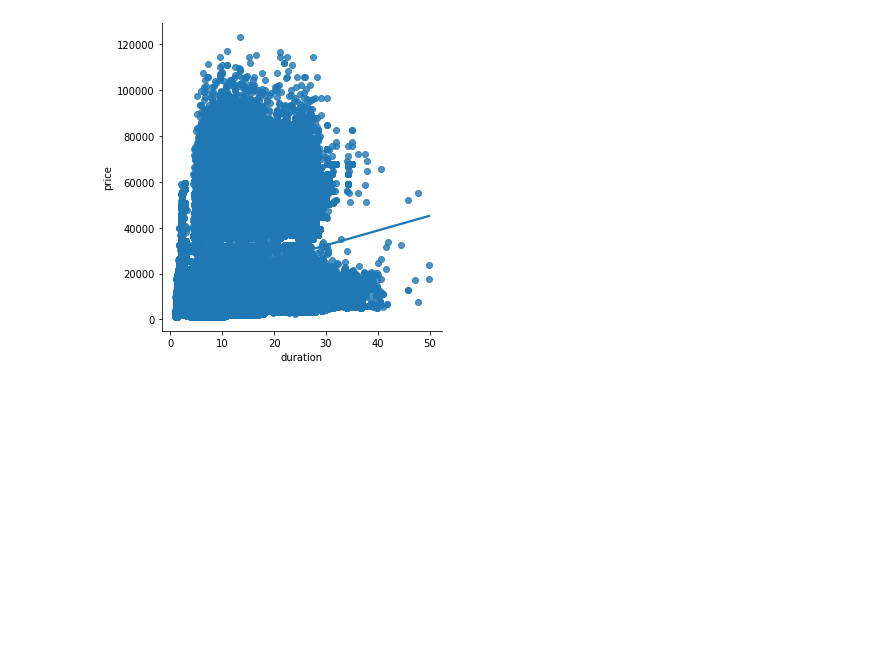
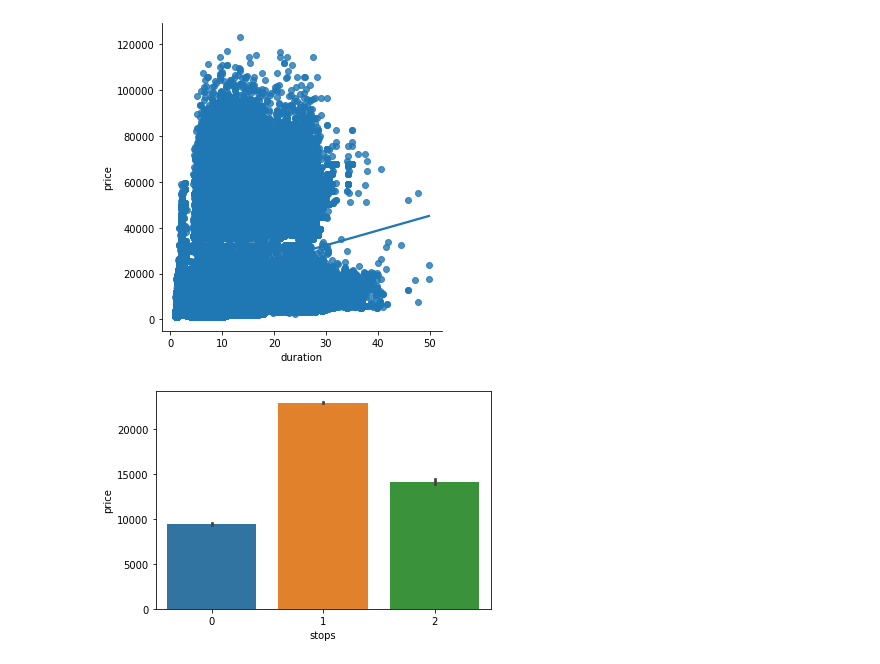
Before and after one commit to COGS118A/Group024-Sp22, a Jupyter notebook: 118A_1_DataCleaning_PrelimEDA.ipynb, the cells around one changed output. Cells and saved outputs as stored; diff of their text form; code cells hidden in the pictures; blank space fills up the shorter version.

```diff
--- a/118A_1_DataCleaning_PrelimEDA.ipynb
+++ b/118A_1_DataCleaning_PrelimEDA.ipynb
@@ -281,3 +280,7 @@ sns.lmplot(x="duration", y="price", data=main_dataset)
 # %% [output]
 <seaborn.axisgrid.FacetGrid at 0x...>
 [figure]
+# %%
+ax4 = sns.barplot(x = 'stops', y = 'price', data = main_dataset)
+# %% [output]
+[figure, added]
```
Also changed, not shown: parts of 4 cells of this notebook.
